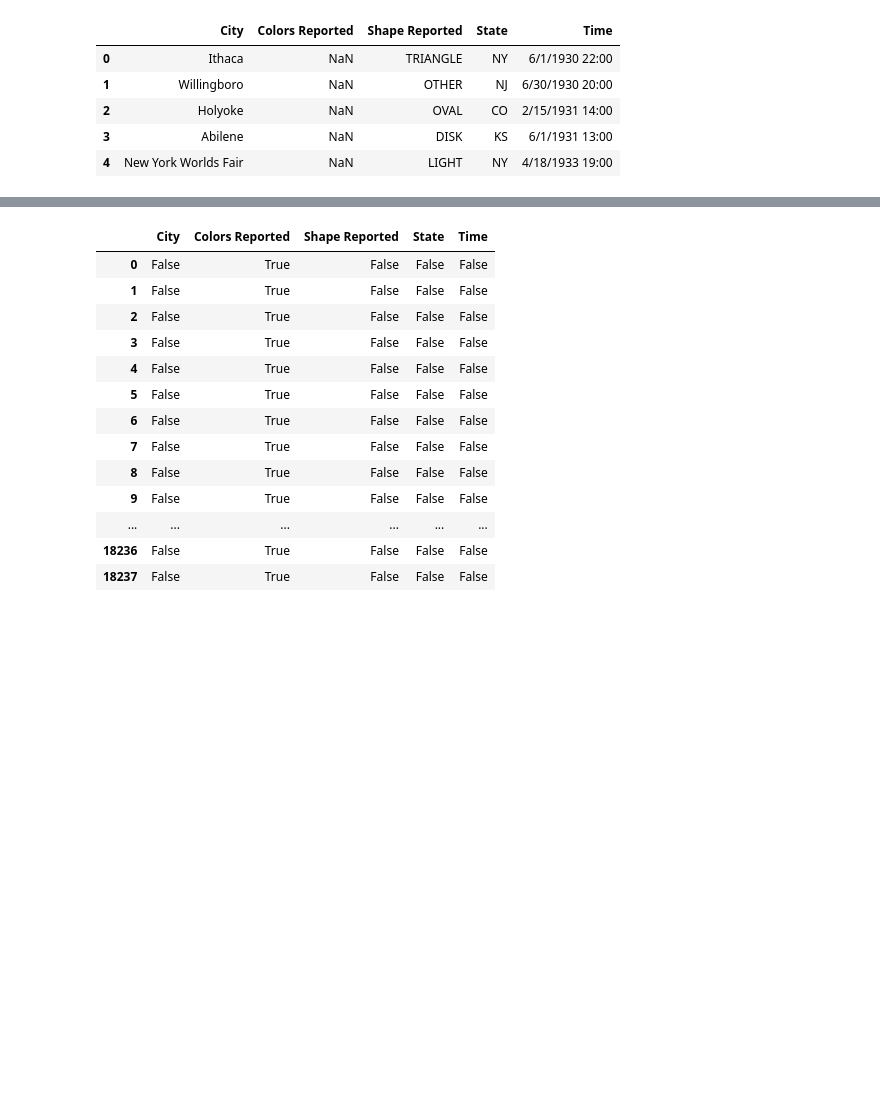
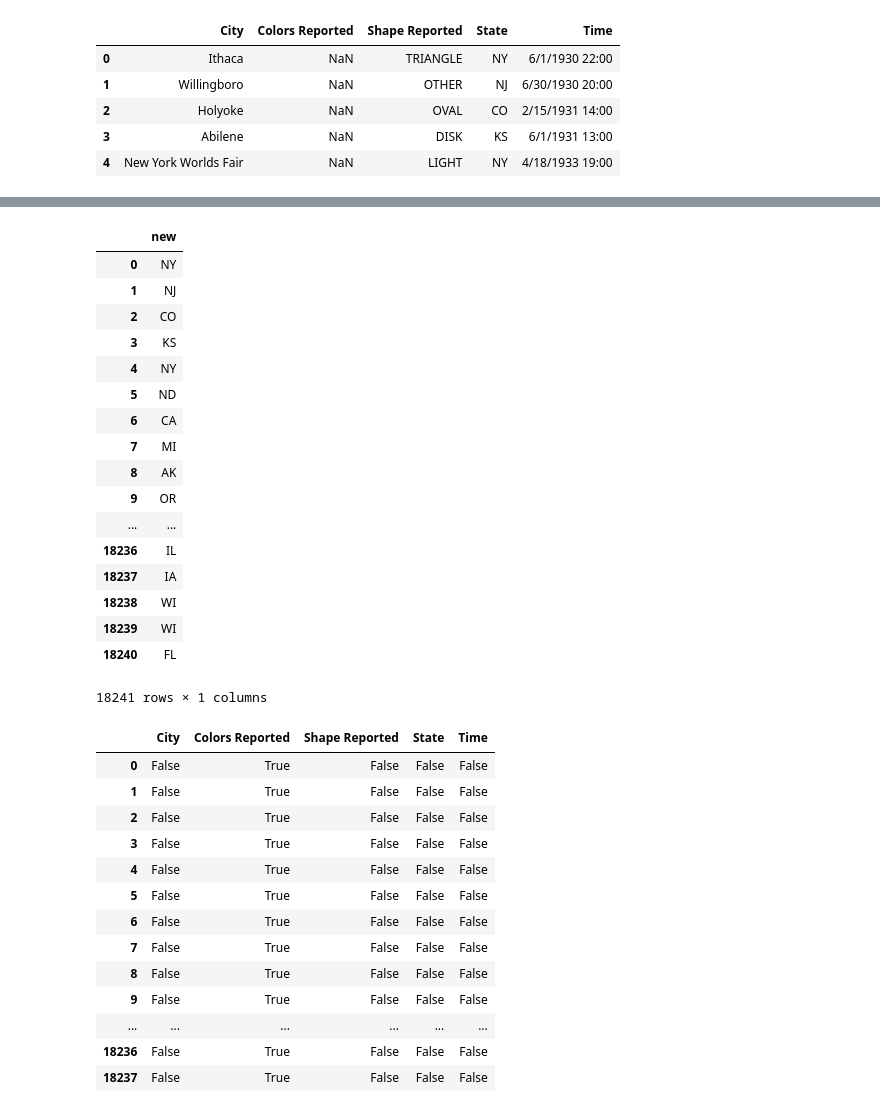
Before and after one commit to wasiwenwen/python-code, a Jupyter notebook: TA practice0329.ipynb, the cells around one changed output, grey strips where cells are left out. Saved outputs shown, nothing was run; the diff lists cells and outputs as text; code cells hidden in the pictures; blank space fills up the shorter version.

```diff
--- a/TA practice0329.ipynb
+++ b/TA practice0329.ipynb
@@ -13,3 +89,24 @@ ufo.head()
+# %%
+ufo['State'].to_frame('new') #變dataframe，且可以自己取表頭名字
+# %% [output]
+|  | new |
+| 0 | NY |
+| 1 | NJ |
+| 2 | CO |
+| 3 | KS |
+| 4 | NY |
+| 5 | ND |
+| 6 | CA |
+| 7 | MI |
+| 8 | AK |
+| 9 | OR |
+| ... | ... |
+| 18236 | IL |
+| 18237 | IA |
+| 18238 | WI |
+| 18239 | WI |
+| 18240 | FL |
+18241 rows × 1 columns
 # %%
 ufo.isna()
 # %% [output]
```
Also changed, not shown: parts of 7 cells of this notebook.
